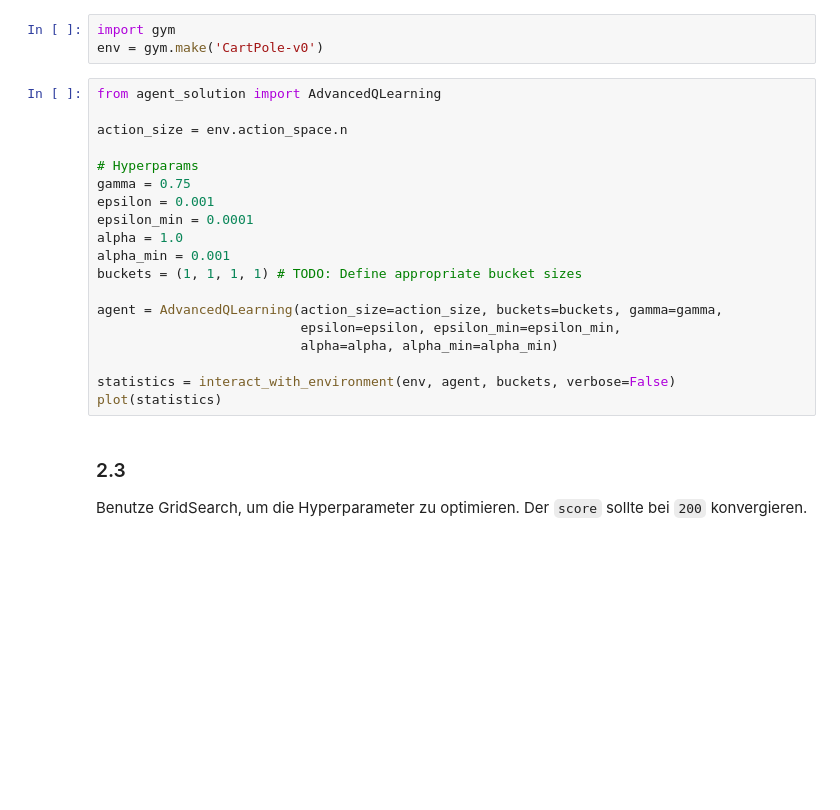
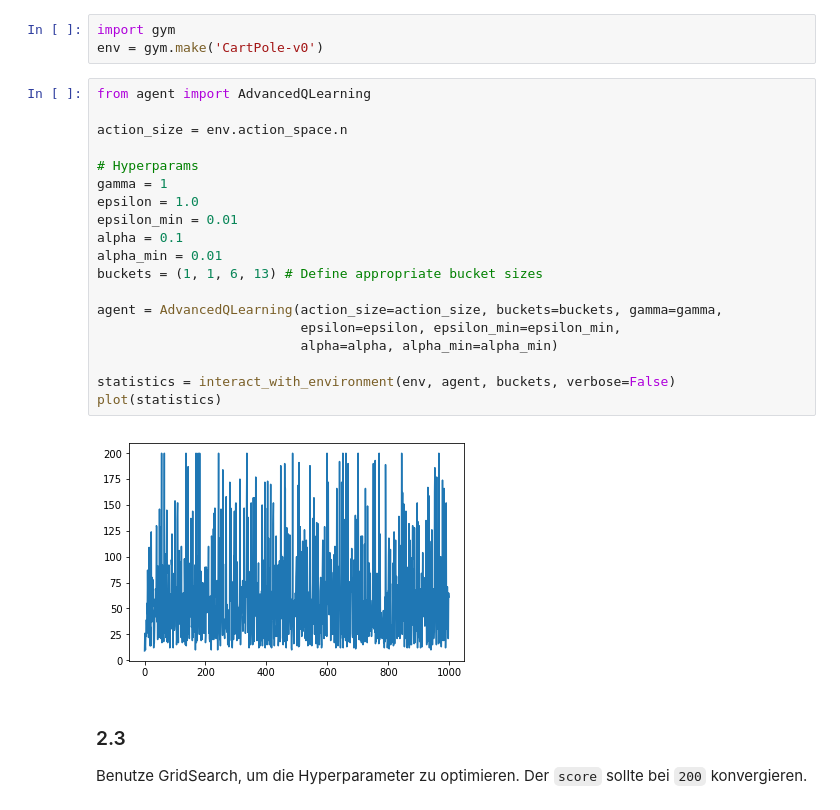
Before and after one commit to Wekra/ai-lab-hska-rl, a Jupyter notebook: notebooks/session_2/q-learning_cartpole.ipynb, the cells around one changed output. Saved outputs shown, nothing was run; the diff lists cells and outputs as text; blank space fills up the shorter version.

```diff
--- a/notebooks/session_2/q-learning_cartpole.ipynb
+++ b/notebooks/session_2/q-learning_cartpole.ipynb
@@ -93,24 +94,26 @@ Implementiere in **agent.py** einen Agenten, der in der Lage ist das CartPole En
 import gym
 env = gym.make('CartPole-v0')
 # %%
-from agent_solution import AdvancedQLearning
+from agent import AdvancedQLearning
 
 action_size = env.action_space.n
 
 # Hyperparams
-gamma = 0.75
-epsilon = 0.001
-epsilon_min = 0.0001
-alpha = 1.0
-alpha_min = 0.001
-buckets = (1, 1, 1, 1) # TODO: Define appropriate bucket sizes
+gamma = 1
+epsilon = 1.0
+epsilon_min = 0.01
+alpha = 0.1
+alpha_min = 0.01
+buckets = (1, 1, 6, 13) # Define appropriate bucket sizes
 
 agent = AdvancedQLearning(action_size=action_size, buckets=buckets, gamma=gamma,
                           epsilon=epsilon, epsilon_min=epsilon_min,
                           alpha=alpha, alpha_min=alpha_min)
 
 statistics = interact_with_environment(env, agent, buckets, verbose=False)
 plot(statistics)
+# %% [output]
+[figure, added]
 # %% [markdown]
 ### 2.3
 Benutze GridSearch, um die Hyperparameter zu optimieren. Der `score` sollte bei `200` konvergieren.
```
Also changed, not shown: parts of 3 cells of this notebook, 3 other files.
